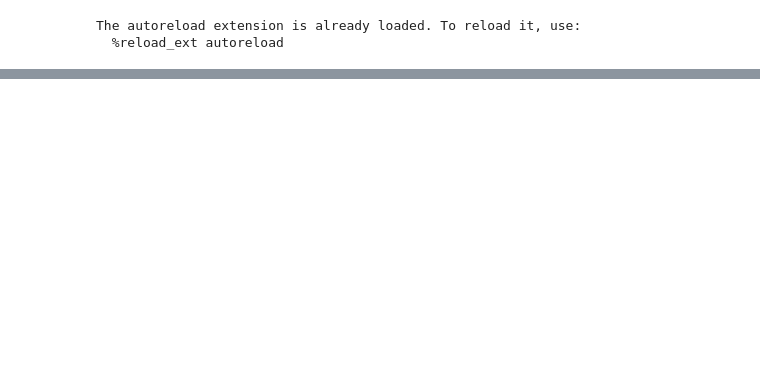
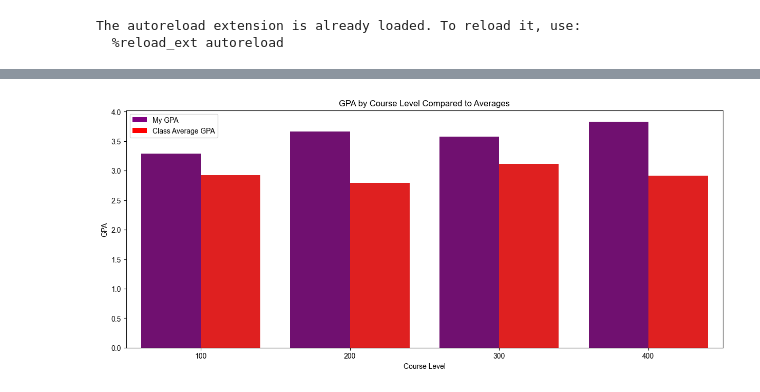
Before and after one commit to NickTurenne/Transcript-Analysis, a Jupyter notebook: notebooks/visualization.ipynb, the cells around one changed output, grey strips where cells are left out. Cells and saved outputs as stored; diff of their text form; code cells hidden in the pictures; blank space fills up the shorter version.

```diff
--- a/notebooks/visualization.ipynb
+++ b/notebooks/visualization.ipynb
@@ -28,0 +40,4 @@ vs.plot_GPA_by_term(df_filtered)
+# %%
+vs.plot_GPA_by_course_level(df_filtered)
+# %% [output]
+[figure, added]
```
Also changed, not shown: parts of 5 cells of this notebook, 3 other files.
